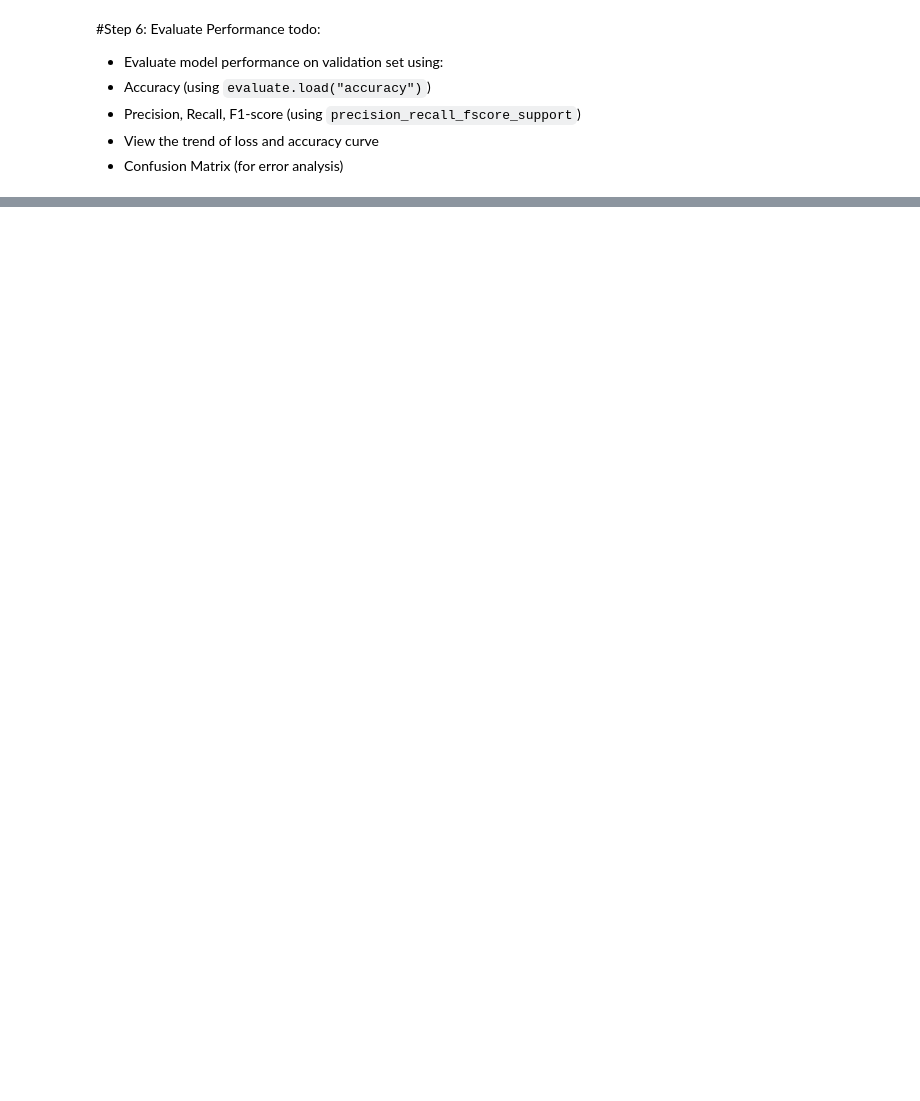
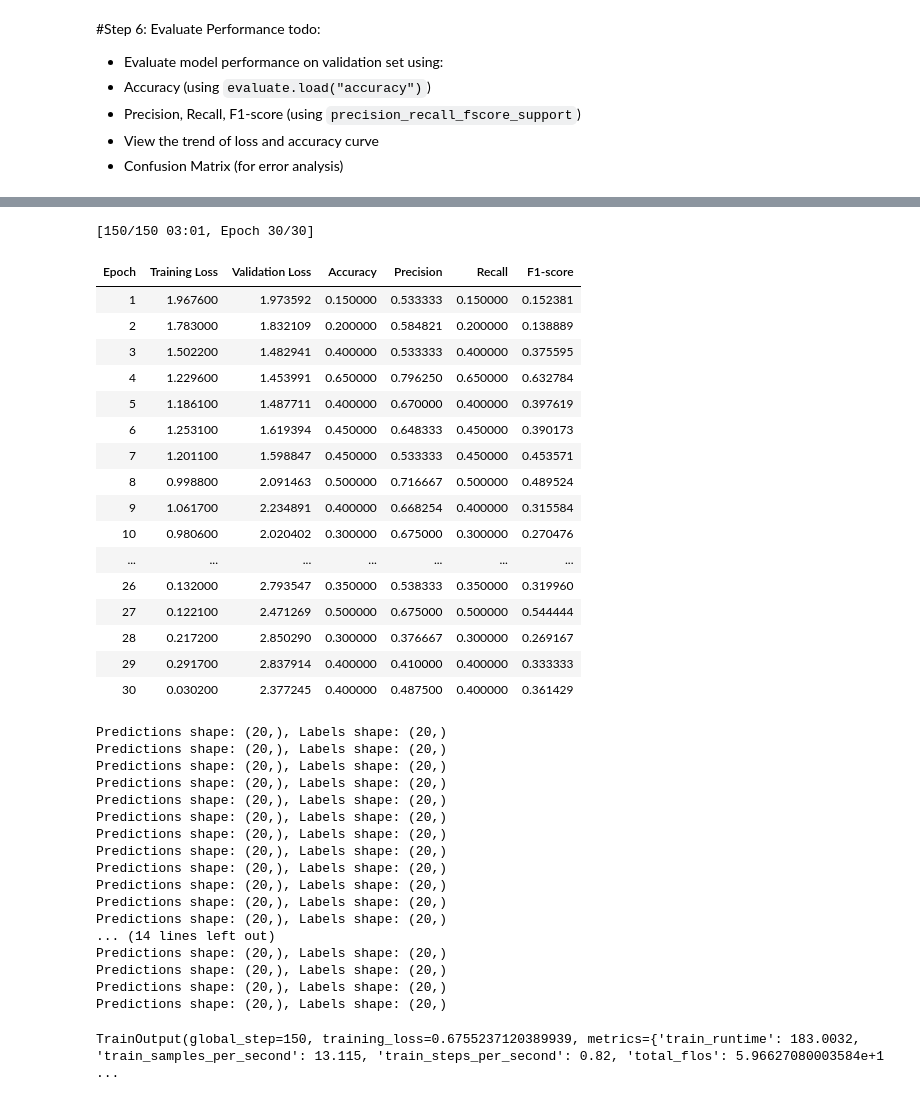
Before and after one commit to allbert4/MED_263_Group_1, a Jupyter notebook: MED263_Tutorial.ipynb, the cells around one changed output, grey strips where cells are left out. Cells and saved outputs as stored; diff of their text form; code cells hidden in the pictures; blank space fills up the shorter version.

```diff
--- a/MED263_Tutorial.ipynb
+++ b/MED263_Tutorial.ipynb
@@ -457,0 +617,5 @@ plt.show()
+# %%
+# @title Load base model and image processor
+
+checkpoint = "microsoft/swin-tiny-patch4-window7-224"
+image_processor = AutoImageProcessor.from_pretrained(checkpoint)
@@ -457,0 +624,9 @@ plt.show()
+# %%
+# @title Set up model
+from transformers import AutoModelForImageClassification, TrainingArguments, Trainer
+
+model = AutoModelForImageClassification.from_pretrained(
+    checkpoint,
+    num_labels=num_classes,
+    ignore_mismatched_sizes=True
+)
@@ -458,32 +638,69 @@ plt.show()
 # %%
 # @title Hyperparameters
 training_args = TrainingArguments(
     output_dir="tuned_model",
     remove_unused_columns=False,
     eval_strategy="epoch",
     save_strategy="epoch",
-    learning_rate=5e-5,                     # Learning rate
+    logging_strategy="epoch",
+    learning_rate=5e-4,                     # Learning rate
     lr_scheduler_type="cosine",
     per_device_train_batch_size=16,         # Batch size train
-    gradient_accumulation_steps=4,
+    gradient_accumulation_steps=1,
     per_device_eval_batch_size=16,          # Batch size eval
-    num_train_epochs=30,                     # Number of epochs
+    num_train_epochs=30,                    # Number of epochs
     warmup_ratio=0.1,
-    logging_steps=3,
     load_best_model_at_end=True,
     metric_for_best_model="accuracy",
     push_to_hub=False,
     report_to="none"
 )
 
 trainer = Trainer(
     model=model,
     args=training_args,
     data_collator=data_collator,
     train_dataset=train_dataset,
     eval_dataset=test_dataset,
     compute_metrics=compute_metrics,
     processing_class=image_processor
 )
 
 trainer.train()
+# %% [output]
+[150/150 03:01, Epoch 30/30]
+| Epoch | Training Loss | Validation Loss | Accuracy | Precision | Recall | F1-score |
+| 1 | 1.967600 | 1.973592 | 0.150000 | 0.533333 | 0.150000 | 0.152381 |
+| 2 | 1.783000 | 1.832109 | 0.200000 | 0.584821 | 0.200000 | 0.138889 |
+| 3 | 1.502200 | 1.482941 | 0.400000 | 0.533333 | 0.400000 | 0.375595 |
+| 4 | 1.229600 | 1.453991 | 0.650000 | 0.796250 | 0.650000 | 0.632784 |
+| 5 | 1.186100 | 1.487711 | 0.400000 | 0.670000 | 0.400000 | 0.397619 |
+| 6 | 1.253100 | 1.619394 | 0.450000 | 0.648333 | 0.450000 | 0.390173 |
+| 7 | 1.201100 | 1.598847 | 0.450000 | 0.533333 | 0.450000 | 0.453571 |
+| 8 | 0.998800 | 2.091463 | 0.500000 | 0.716667 | 0.500000 | 0.489524 |
+| 9 | 1.061700 | 2.234891 | 0.400000 | 0.668254 | 0.400000 | 0.315584 |
+| 10 | 0.980600 | 2.020402 | 0.300000 | 0.675000 | 0.300000 | 0.270476 |
+| ... | ... | ... | ... | ... | ... | ... |
+| 26 | 0.132000 | 2.793547 | 0.350000 | 0.538333 | 0.350000 | 0.319960 |
+| 27 | 0.122100 | 2.471269 | 0.500000 | 0.675000 | 0.500000 | 0.544444 |
+| 28 | 0.217200 | 2.850290 | 0.300000 | 0.376667 | 0.300000 | 0.269167 |
+| 29 | 0.291700 | 2.837914 | 0.400000 | 0.410000 | 0.400000 | 0.333333 |
+| 30 | 0.030200 | 2.377245 | 0.400000 | 0.487500 | 0.400000 | 0.361429 |
+Predictions shape: (20,), Labels shape: (20,)
+Predictions shape: (20,), Labels shape: (20,)
+Predictions shape: (20,), Labels shape: (20,)
+Predictions shape: (20,), Labels shape: (20,)
+Predictions shape: (20,), Labels shape: (20,)
+Predictions shape: (20,), Labels shape: (20,)
+Predictions shape: (20,), Labels shape: (20,)
+Predictions shape: (20,), Labels shape: (20,)
+Predictions shape: (20,), Labels shape: (20,)
+Predictions shape: (20,), Labels shape: (20,)
+Predictions shape: (20,), Labels shape: (20,)
+Predictions shape: (20,), Labels shape: (20,)
+... (14 lines left out)
+Predictions shape: (20,), Labels shape: (20,)
+Predictions shape: (20,), Labels shape: (20,)
+Predictions shape: (20,), Labels shape: (20,)
+Predictions shape: (20,), Labels shape: (20,)
+TrainOutput(global_step=150, training_loss=0.6755237120389939, metrics={'train_runtime': 183.0032, 'train_samples_per_second': 13.115, 'train_steps_per_second': 0.82, 'total_flos': 5.96627080003584e+1 ...
```
Also changed, not shown: parts of 31 cells of this notebook.
